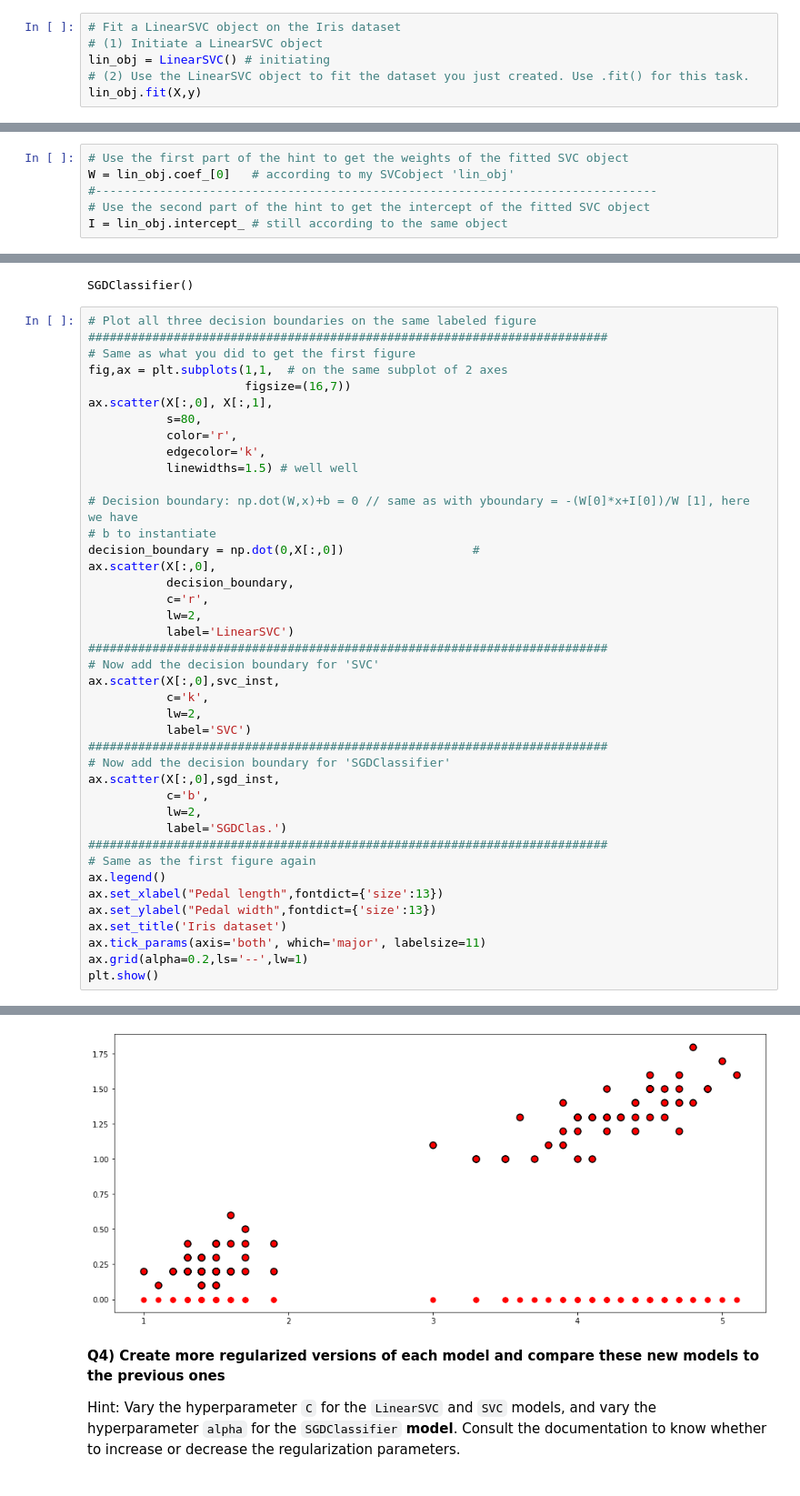
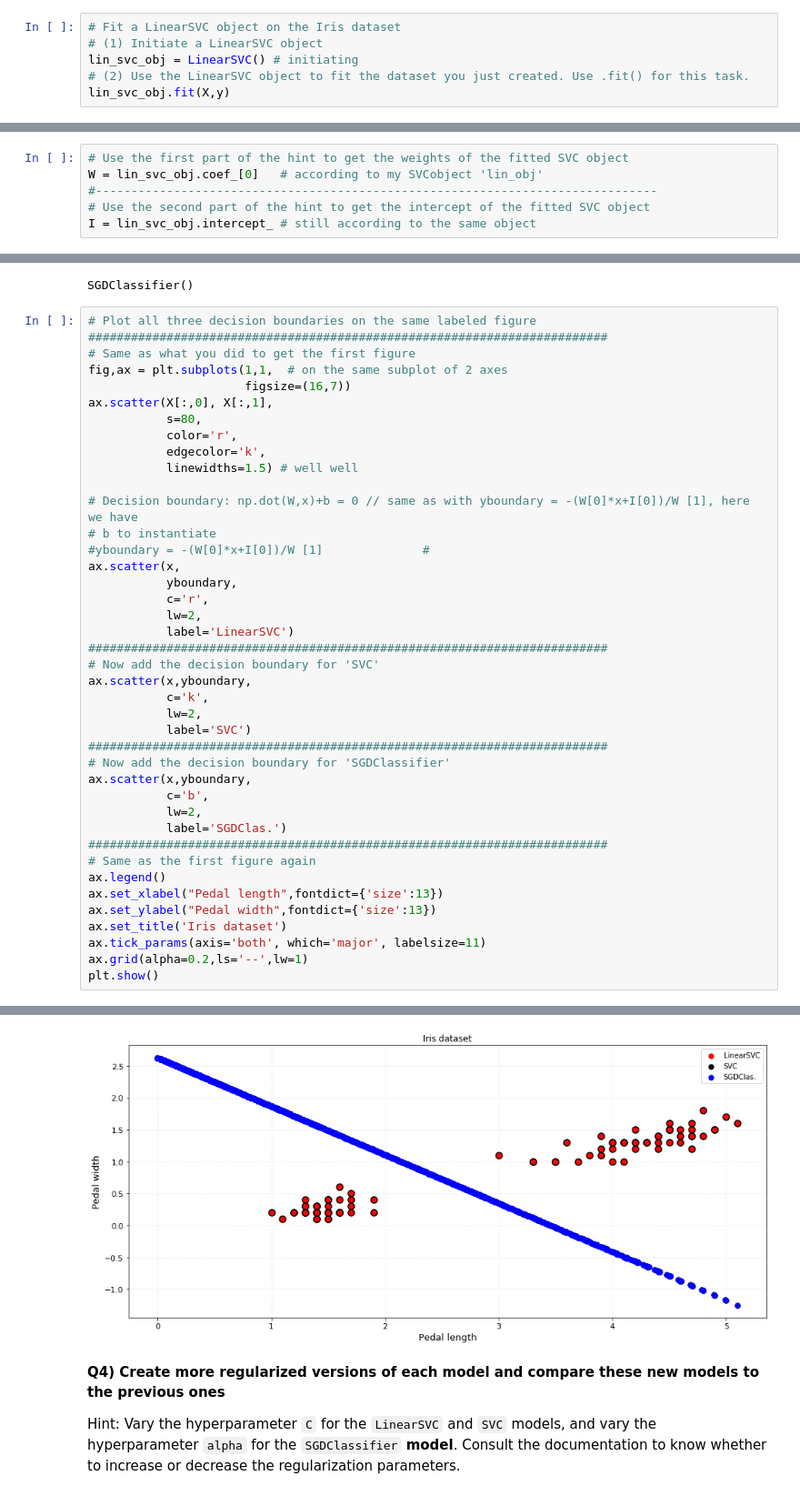
Before and after one commit to Etienne-98/2022_ML_EES, a Jupyter notebook: Labs/S2_1_SVM.ipynb, the cells around one changed output, grey strips where cells are left out. Shown at 91% size. Cells and saved outputs as stored; diff of their text form.

```diff
--- a/Labs/S2_1_SVM.ipynb
+++ b/Labs/S2_1_SVM.ipynb
@@ -80,9 +80,9 @@ from sklearn.svm import LinearSVC
 # %%
 # Fit a LinearSVC object on the Iris dataset
 # (1) Initiate a LinearSVC object
-lin_obj = LinearSVC() # initiating
+lin_svc_obj = LinearSVC() # initiating
 # (2) Use the LinearSVC object to fit the dataset you just created. Use .fit() for this task.
-lin_obj.fit(X,y)
+lin_svc_obj.fit(X,y)
 # %% [output]
 LinearSVC()
 # %% [markdown]
@@ -101,10 +101,10 @@ $y_{boundary} = -\frac{W\left[0\right] x + I\left[0\right]}{W\left[1\right]}$
 ⚠ If you normalized your inputs before feeding it to the SVM in the previous question (e.g., via the [StandardScaler](https://scikit-learn.org/stable/modules/generated/sklearn.preprocessing.StandardScaler.html)), the equation above is only valid in "normalized" coordinates.
 # %%
 # Use the first part of the hint to get the weights of the fitted SVC object
-W = lin_obj.coef_[0]   # according to my SVCobject 'lin_obj'
+W = lin_svc_obj.coef_[0]   # according to my SVCobject 'lin_obj'
 #-------------------------------------------------------------------------------
 # Use the second part of the hint to get the intercept of the fitted SVC object
-I = lin_obj.intercept_ # still according to the same object
+I = lin_svc_obj.intercept_ # still according to the same object
 # %% [markdown]
 Now show the decision boundary that you just got in a scatter plot. Can it cleanly separate different flowers?
 
@@ -189,21 +189,21 @@ ax.scatter(X[:,0], X[:,1],
 
 # Decision boundary: np.dot(W,x)+b = 0 // same as with yboundary = -(W[0]*x+I[0])/W [1], here we have
 # b to instantiate
-decision_boundary = np.dot(0,X[:,0])                  #
-ax.scatter(X[:,0],
-           decision_boundary,
+#yboundary = -(W[0]*x+I[0])/W [1]              #
+ax.scatter(x,
+           yboundary,
            c='r',
            lw=2,
            label='LinearSVC')
 #########################################################################
 # Now add the decision boundary for 'SVC'
-ax.scatter(X[:,0],svc_inst,
+ax.scatter(x,yboundary,
            c='k',
            lw=2,
            label='SVC')
 #########################################################################
 # Now add the decision boundary for 'SGDClassifier'
-ax.scatter(X[:,0],sgd_inst,
+ax.scatter(x,yboundary,
            c='b',
            lw=2,
            label='SGDClas.')
@@ -221,4 +220,4 @@ ValueError: ignored
-[figure, old version]
+[figure, new version]
 # %% [markdown]
 **Q4) Create more regularized versions of each model and compare these new models to the previous ones**
 
```
Also changed, not shown: parts of 5 cells of this notebook.
